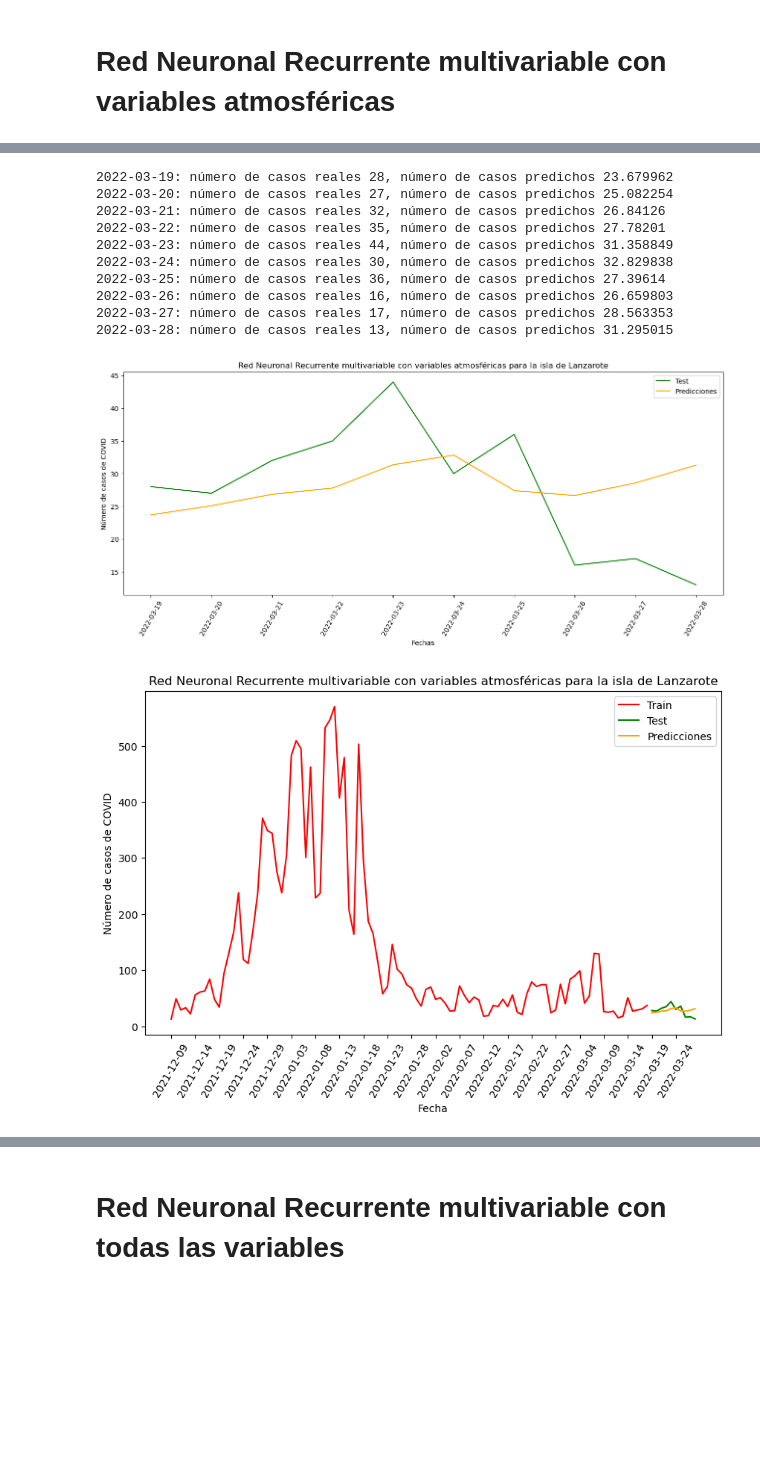
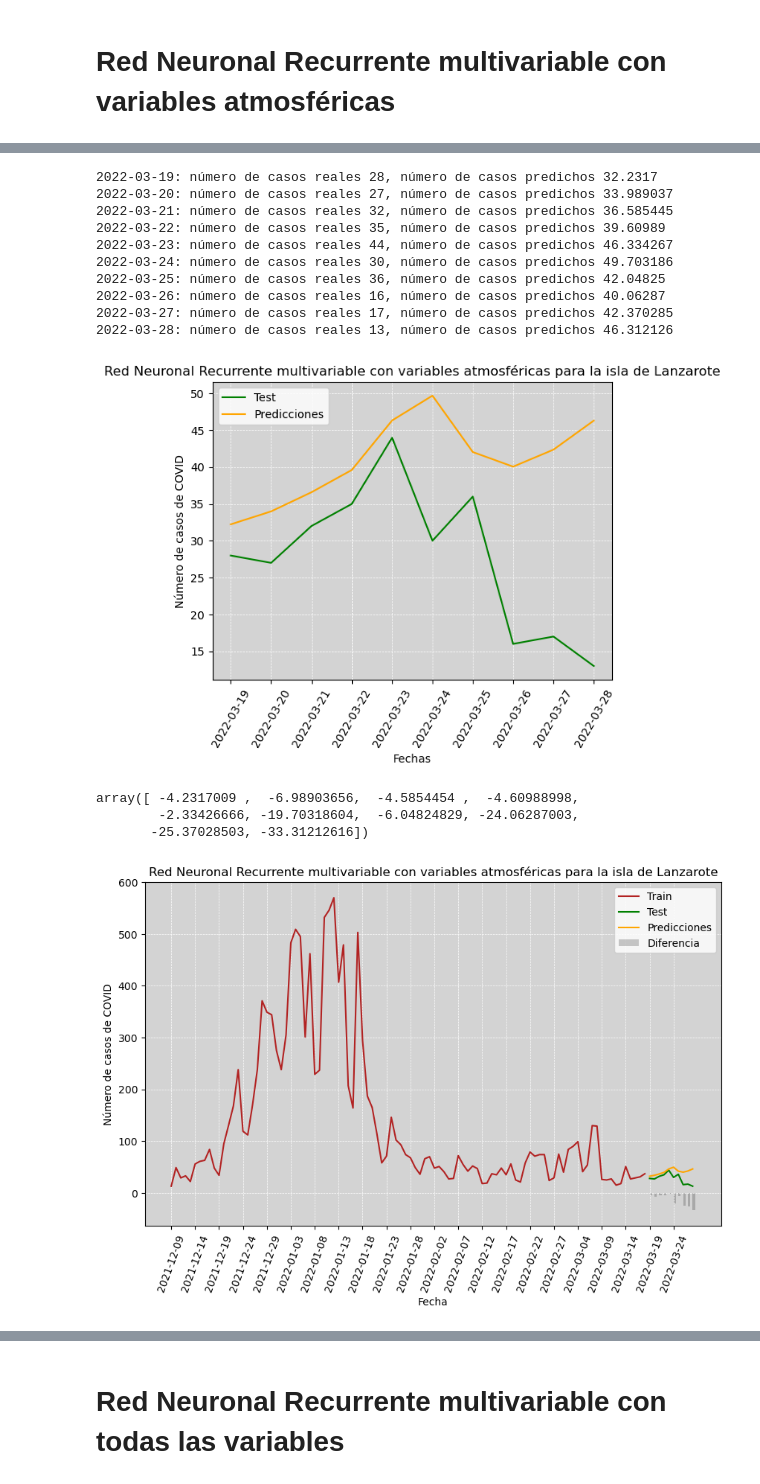
Before and after one commit to jalonsouoc/TFM, a Jupyter notebook: code/RNN_Lanzarote.ipynb, the cells around one changed output, grey strips where cells are left out. Saved outputs shown, nothing was run; the diff lists cells and outputs as text; code cells hidden in the pictures; blank space fills up the shorter version.

Commit message:
Mejorando visualizaciones RNN

```diff
--- a/code/RNN_Lanzarote.ipynb
+++ b/code/RNN_Lanzarote.ipynb
@@ -22,19 +22,20 @@ def get_X_y(datos, dias):
     return np.array(X), np.array(y)
 
 def visualizar_pred_test(y_test, y_pred, fechas, tit):
-    plt.figure(figsize=(16, 6))
+    #plt.figure(figsize=(16, 6))
     plt.plot(fechas, y_test, label='Test', color='green')
     plt.plot(fechas, y_pred, label='Predicciones', color='orange')
     plt.xticks(rotation=60)
     plt.xlabel('Fechas')
     plt.ylabel('Número de casos de COVID')
     plt.title(tit)
+    plt.gca().set_facecolor('lightgrey')
+    plt.grid(True, linestyle='--', linewidth=0.5, color='white')
     plt.legend()
     plt.show()
 
-def visualizar_historico(train, test, pred, variable, dias_historico, indices, tit):
+def visualizar_historico(train, y_test, y_pred, variable, dias_historico, indices, tit, color, dif):
     train_s = train.iloc[len(train) - dias_historico:]
-    color_isla = 'red'
 
     plt.figure(figsize=(10, 6))
     if variable != '':
@@ -43,9 +44,11 @@ def visualizar_historico(train, test, pred, variable, dias_historico, indices, t
         plt.plot(train_s.index, train_s, label='Train', color=color_isla)
     plt.plot(indices, y_test, label='Test', color='green')
     plt.plot(indices, y_pred, label='Predicciones', color='orange')
+    plt.bar(indices, dif, width=0.5, color='black', alpha=0.2, align='edge', label='Diferencia')
 
-
-    plt.xticks(np.arange(0, len(train_s.index)  + len(indices), step=5),   train_s.index.union(indices)[::5], rotation=60)
+    plt.xticks(np.arange(0, len(train_s.index)  + len(indices), step=5),   train_s.index.union(indices)[::5], rotation=70)
+    plt.gca().set_facecolor('lightgrey')
+    plt.grid(True, linestyle='--', linewidth=0.5, color='white')
 
     plt.legend()
     plt.title(tit)
@@ -56,10 +59,10 @@ def visualizar_historico(train, test, pred, variable, dias_historico, indices, t
 def obtener_modelo_red_neuronal(X_train, y_train, X_test, y_test):
     modelo = Sequential()
     neurons= X_train.shape[1]
+    modelo.add(Input(shape=(X_train.shape[1], X_train.shape[2])))
     modelo.add(LSTM(X_train.shape[1] * X_train.shape[2],
                    activation='relu',
-                   return_sequences=True,
-                   input_shape=(X_train.shape[1], X_train.shape[2])))
+                   return_sequences=True))
     modelo.add(Dropout(0.2))
     modelo.add(LSTM(50,
                    activation='relu',
@@ -72,9 +75,9 @@ def obtener_modelo_red_neuronal(X_train, y_train, X_test, y_test):
     #modelo.add(Dense(5, activation='relu'))
     modelo.add(Dense(units=1, kernel_regularizer=regularizers.l2(0.01)))
     modelo.compile(optimizer='rmsprop', loss='mean_squared_error')
-    modelo.fit(X_train, y_train, validation_data=(X_test, y_test), epochs=50, batch_size=64, verbose=1)
+    historico = modelo.fit(X_train, y_train, validation_data=(X_test, y_test), epochs=40, batch_size=32, verbose=2)
 
-    return modelo
+    return modelo, historico
 
 def obtener_errores(y_true, y_pred):
     ''' Método que devuelvo los errores:
@@ -100,6 +103,15 @@ def obtener_errores(y_true, y_pred):
 def visualizar_resultados_texto(y_test, y_pred, fechas):
     for i in range(len(y_test)):
         print(str(fechas[i]) + ': número de casos reales ' + str(int(y_test[i][0])) + ', número de casos predichos ' + str(y_pred[i][0]))
+
+def visualizar_perdida(historico):
+    plt.plot(historico.history['loss'], label='train')
+    plt.plot(historico.history['val_loss'], label='test')
+    plt.gca().set_facecolor('lightgrey')
+    plt.grid(True, linestyle='--', linewidth=0.5, color='white')
+    plt.title('Pérdida del modelo')
+    plt.legend()
+    plt.show()
 # %%
 # Cargamos los datos de las estaciones de cada una de las islas
 datos = pd.read_csv('../data/Final/datos_final.csv', header=0)
@@ -113,6 +125,8 @@ objetivo = 'numero_casos' # Variable objetivo
 dias_prediccion = 10      # días a predecir y a agrupar para cada predicción
 isla = 'Lanzarote'         # Isla a la que se está realziando el estudio
 fechas = datos_Lanzarote.tail(dias_prediccion).index # Fechas de los días a predecir
+color_isla = 'firebrick' # Color de la isla en las visualizaciones
+n_dias_train_vis = 100    # Número de días del conjunto de train a visualizar en el conjunto de train
 
 variables_covid = [objetivo, 'pcr_total', 'Urg_cv', 'HPT_cv19', 'CCR_cv19']    # Atributos para el análisis de las variables pandémicas
 variables_atm = [objetivo, 'tmin', 'tmed', 'presMax']                            # Atributos para el análisis de las variables atmosféricas
@@ -312,5 +349,5 @@ X_test, y_test = get_X_y(test, dias_prediccion)
 X_train = np.reshape(X_train, (X_train.shape[0], X_train.shape[1], X_train.shape[2]))
 X_test = np.reshape(X_test, (X_test.shape[0], X_test.shape[1], X_test.shape[2]))
 # %%
-modelo = obtener_modelo_red_neuronal(X_train, y_train, X_test, y_test)
+modelo, historico = obtener_modelo_red_neuronal(X_train, y_train, X_test, y_test)
 # %% [output]
@@ -340,27 +381,35 @@ y_test = scaler_preds.inverse_transform(y_test.reshape(-1,1))
 # %%
 visualizar_resultados_texto(y_test, y_pred, fechas)
 # %% [output]
-2022-03-19: número de casos reales 28, número de casos predichos 23.679962
-2022-03-20: número de casos reales 27, número de casos predichos 25.082254
-2022-03-21: número de casos reales 32, número de casos predichos 26.84126
-2022-03-22: número de casos reales 35, número de casos predichos 27.78201
-2022-03-23: número de casos reales 44, número de casos predichos 31.358849
-2022-03-24: número de casos reales 30, número de casos predichos 32.829838
-2022-03-25: número de casos reales 36, número de casos predichos 27.39614
-2022-03-26: número de casos reales 16, número de casos predichos 26.659803
-2022-03-27: número de casos reales 17, número de casos predichos 28.563353
-2022-03-28: número de casos reales 13, número de casos predichos 31.295015
+2022-03-19: número de casos reales 28, número de casos predichos 32.2317
+2022-03-20: número de casos reales 27, número de casos predichos 33.989037
+2022-03-21: número de casos reales 32, número de casos predichos 36.585445
+2022-03-22: número de casos reales 35, número de casos predichos 39.60989
+2022-03-23: número de casos reales 44, número de casos predichos 46.334267
+2022-03-24: número de casos reales 30, número de casos predichos 49.703186
+2022-03-25: número de casos reales 36, número de casos predichos 42.04825
+2022-03-26: número de casos reales 16, número de casos predichos 40.06287
+2022-03-27: número de casos reales 17, número de casos predichos 42.370285
+2022-03-28: número de casos reales 13, número de casos predichos 46.312126
 # %%
 tit = 'Red Neuronal Recurrente multivariable con variables atmosféricas para la isla de ' + isla
 
 visualizar_pred_test(y_test, y_pred, fechas, tit)
 # %% [output]
-[figure, old version]
+[figure, new version]
+# %%
+dif = y_test - y_pred
+dif = dif.flatten()
+dif
+# %% [output]
+array([ -4.2317009 ,  -6.98903656,  -4.5854454 ,  -4.60988998,
+        -2.33426666, -19.70318604,  -6.04824829, -24.06287003,
+       -25.37028503, -33.31212616])
 # %%
 datos_train = datos_Lanzarote_mult_atm.iloc[:n_train, :]
-visualizar_historico(datos_train,y_test,y_pred,objetivo,100,fechas,tit)
+visualizar_historico(datos_train,y_test,y_pred,objetivo,n_dias_train_vis,fechas,tit,color_isla,dif)
 # %% [output]
-[figure, old version]
+[figure, new version]
 # %%
 mae, mse, rmse = obtener_errores(y_test, y_pred)
 
```
Also changed, not shown: parts of 29 cells of this notebook.
